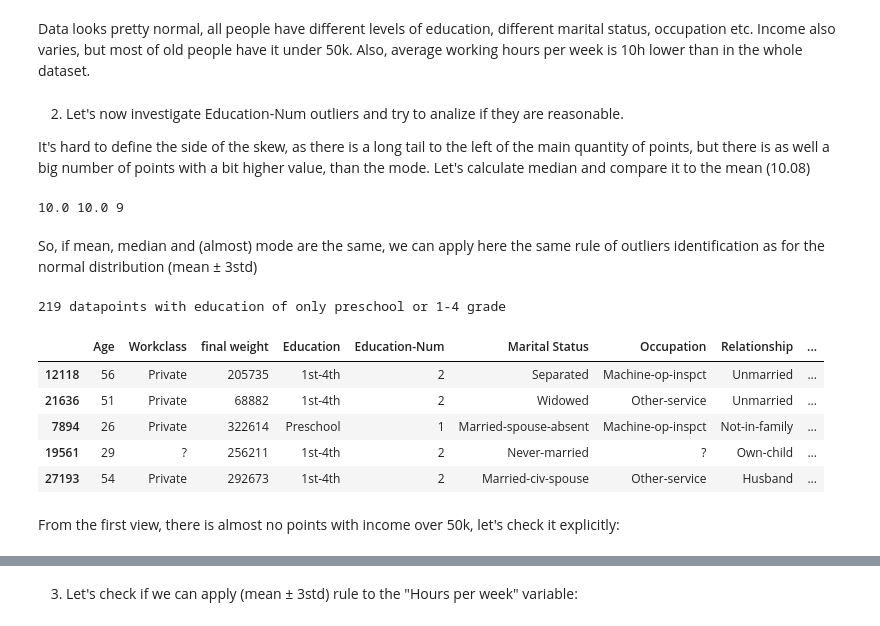
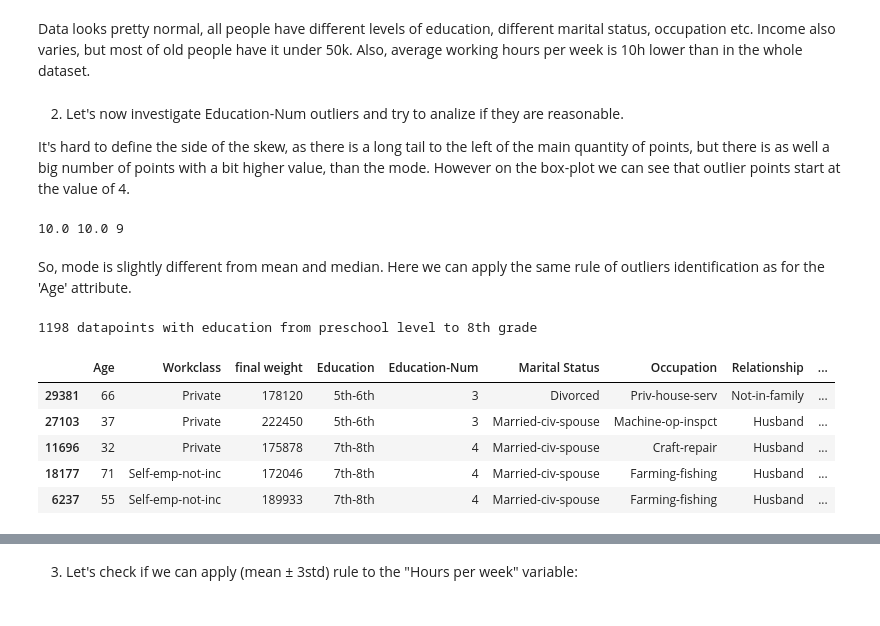
Before and after one commit to nadiia-duiunova/Adults_pet_project, a Jupyter notebook: Adult.ipynb, the cells around one changed output, grey strips where cells are left out. Cells and saved outputs as stored; diff of their text form; code cells hidden in the pictures.

Commit message:
Add box-plots, update conclutions about outliers

```diff
--- a/Adult.ipynb
+++ b/Adult.ipynb
@@ -119,29 +132,30 @@ Data looks pretty normal, all people have different levels of education, differe
 # %% [markdown]
 2. Let's now investigate Education-Num outliers and try to analize if they are reasonable.
 
-It's hard to define the side of the skew, as there is a long tail to the left of the main quantity of points, but there is as well a big number of points with a bit higher value, than the mode. Let's calculate median and compare it to the mean (10.08)
+It's hard to define the side of the skew, as there is a long tail to the left of the main quantity of points, but there is as well a big number of points with a bit higher value, than the mode. However on the box-plot we can see that outlier points start at the value of 4.
-# %%
-median = np.median(df['Education-Num'])
-mean = np.mean(df['Education-Num']).round()
-mode = stats.mode(df['Education-Num'], keepdims = False)[0]
-print(median, mean, mode)
-# %% [output]
-10.0 10.0 9
-# %% [markdown]
-So, if mean, median and (almost) mode are the same, we can apply here the same rule of outliers identification as for the normal distribution (mean ± 3std)
+# %%
+median = np.median(df['Education-Num'])
+mean = np.mean(df['Education-Num']).round()
+mode = stats.mode(df['Education-Num'], keepdims = False)[0]
+print(median, mean, mode)
+# %% [output]
+10.0 10.0 9
+# %% [markdown]
+So, mode is slightly different from mean and median. Here we can apply the same rule of outliers identification as for the 'Age' attribute.
 # %%
-edu_outlier_border = (np.mean(df['Education-Num'])-3*np.std(df['Education-Num'])).round()
+edu_Q1 = np.percentile(df['Education-Num'], [25])[0]
+edu_IQR = stats.iqr(df['Education-Num'], interpolation = 'midpoint')
+
+edu_outlier_border = edu_Q1 - 1.5*edu_IQR
 
 education_outliers = df[df['Education-Num']<= edu_outlier_border]
-print(f'{education_outliers.shape[0]} datapoints with education of only preschool or 1-4 grade')
+print(f'{education_outliers.shape[0]} datapoints with education from preschool level to 8th grade')
 education_outliers.sample(5)
 # %% [output]
-219 datapoints with education of only preschool or 1-4 grade
+1198 datapoints with education from preschool level to 8th grade
 |  | Age | Workclass | final weight | Education | Education-Num | Marital Status | Occupation | Relationship | ... |
-| 12118 | 56 | Private | 205735 | 1st-4th | 2 | Separated | Machine-op-inspct | Unmarried | ... |
-| 21636 | 51 | Private | 68882 | 1st-4th | 2 | Widowed | Other-service | Unmarried | ... |
-| 7894 | 26 | Private | 322614 | Preschool | 1 | Married-spouse-absent | Machine-op-inspct | Not-in-family | ... |
-| 19561 | 29 | ? | 256211 | 1st-4th | 2 | Never-married | ? | Own-child | ... |
-| 27193 | 54 | Private | 292673 | 1st-4th | 2 | Married-civ-spouse | Other-service | Husband | ... |
+| 29381 | 66 | Private | 178120 | 5th-6th | 3 | Divorced | Priv-house-serv | Not-in-family | ... |
+| 27103 | 37 | Private | 222450 | 5th-6th | 3 | Married-civ-spouse | Machine-op-inspct | Husband | ... |
+| 11696 | 32 | Private | 175878 | 7th-8th | 4 | Married-civ-spouse | Craft-repair | Husband | ... |
+| 18177 | 71 | Self-emp-not-inc | 172046 | 7th-8th | 4 | Married-civ-spouse | Farming-fishing | Husband | ... |
+| 6237 | 55 | Self-emp-not-inc | 189933 | 7th-8th | 4 | Married-civ-spouse | Farming-fishing | Husband | ... |
-# %% [markdown]
-From the first view, there is almost no points with income over 50k, let's check it explicitly:
```
Also changed, not shown: parts of 18 cells of this notebook.
